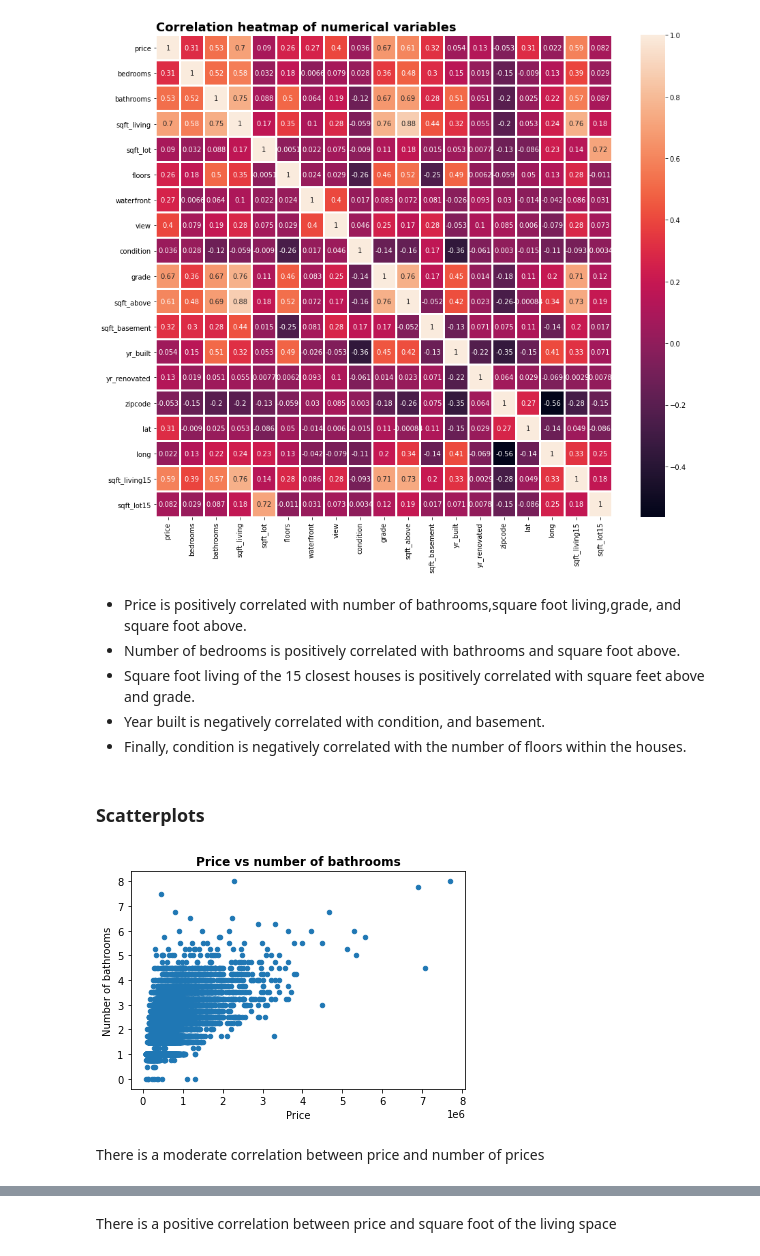
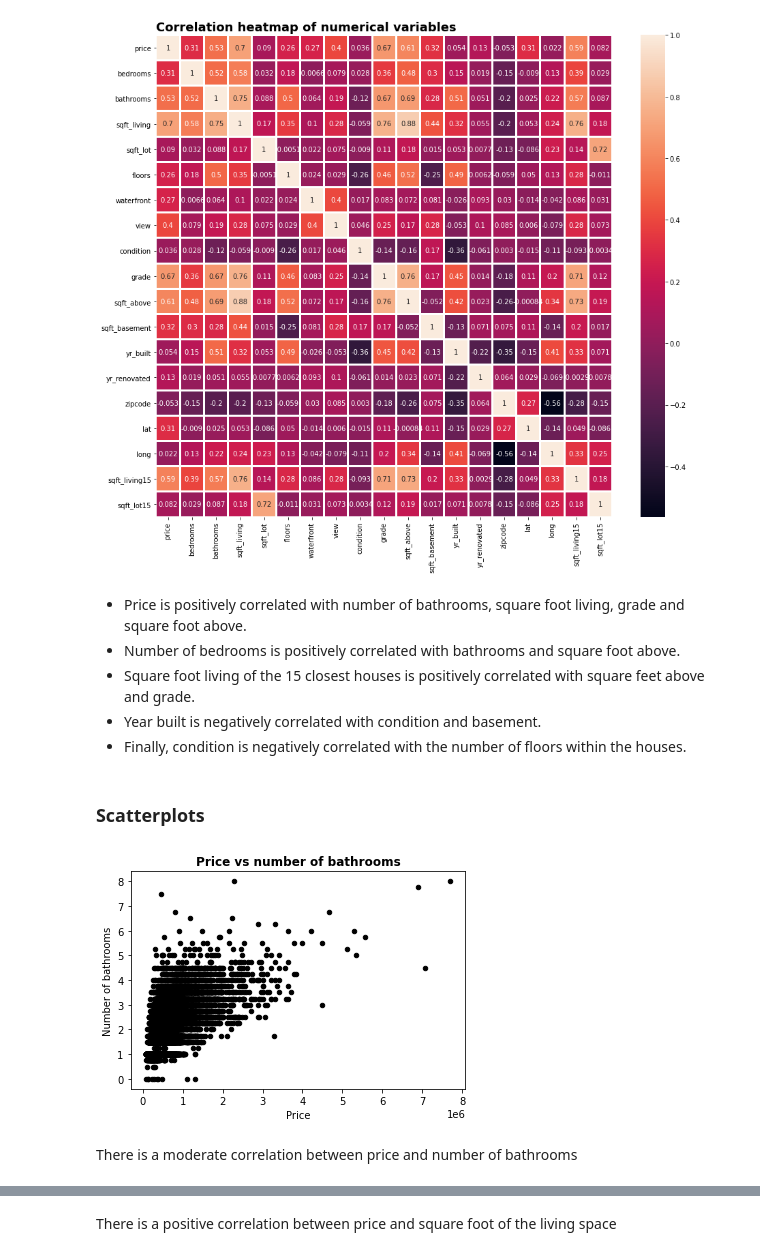
Before and after one commit to JoanNjoki/House-Pricing-Analysis, a Jupyter notebook: Moringa_Data_Science_CORE_W7_Independent_Project_2021_05_Joan_Mwangi_Python_Notebook.ipynb, the cells around one changed output, grey strips where cells are left out. Cells and saved outputs as stored; diff of their text form; code cells hidden in the pictures.

```diff
--- a/Moringa_Data_Science_CORE_W7_Independent_Project_2021_05_Joan_Mwangi_Python_Notebook.ipynb
+++ b/Moringa_Data_Science_CORE_W7_Independent_Project_2021_05_Joan_Mwangi_Python_Notebook.ipynb
@@ -370,23 +369,23 @@ plt.show()
 # %% [output]
 [figure]
 # %% [markdown]
-* Price is positively correlated with number of bathrooms,square foot living,grade, and square foot above.
+* Price is positively correlated with number of bathrooms, square foot living, grade and square foot above.
 * Number of bedrooms is positively correlated with bathrooms and square foot above.
 * Square foot living of the 15 closest houses is positively correlated with square feet above and grade.
-* Year built is negatively correlated with condition, and basement.
+* Year built is negatively correlated with condition and basement.
 * Finally, condition is negatively correlated with the number of floors within the houses.
 # %% [markdown]
 ### Scatterplots
 # %%
 #scatter plots of price and bathroom
-house.plot(x='price',y='bathrooms',kind='scatter')
+house.plot(x='price',y='bathrooms',kind='scatter',color='black')
 plt.title('Price vs number of bathrooms',fontsize=12,weight='bold')
 plt.ylabel('Number of bathrooms')
 plt.xlabel('Price')
 plt.show()
 # %% [output]
-[figure, old version]
+[figure, new version]
 # %% [markdown]
-There is a moderate correlation between price and number of prices
+There is a moderate correlation between price and number of bathrooms
 # %%
 #scatter plot of house pricing and square of living space
```
Also changed, not shown: parts of 24 cells of this notebook.
